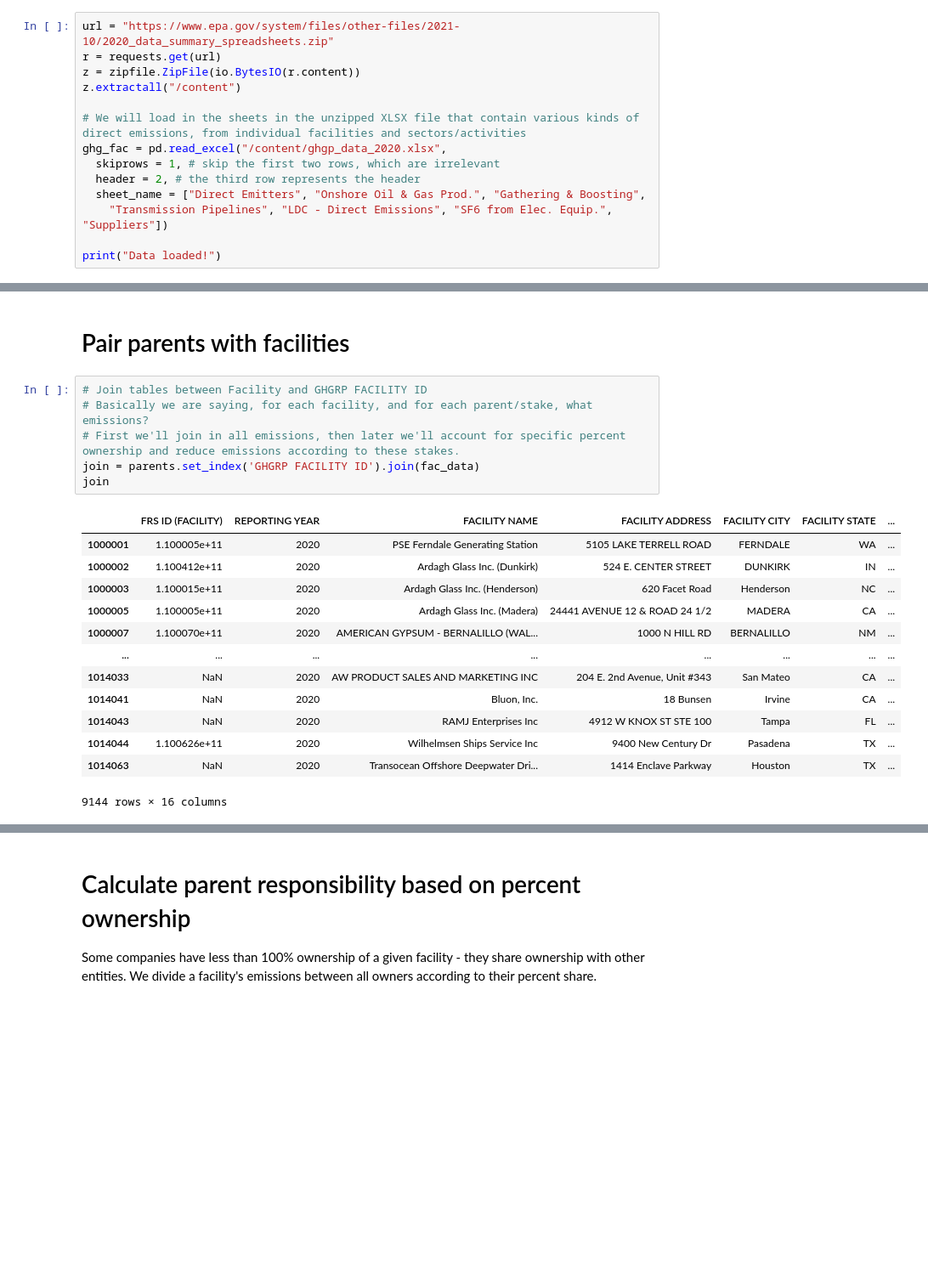
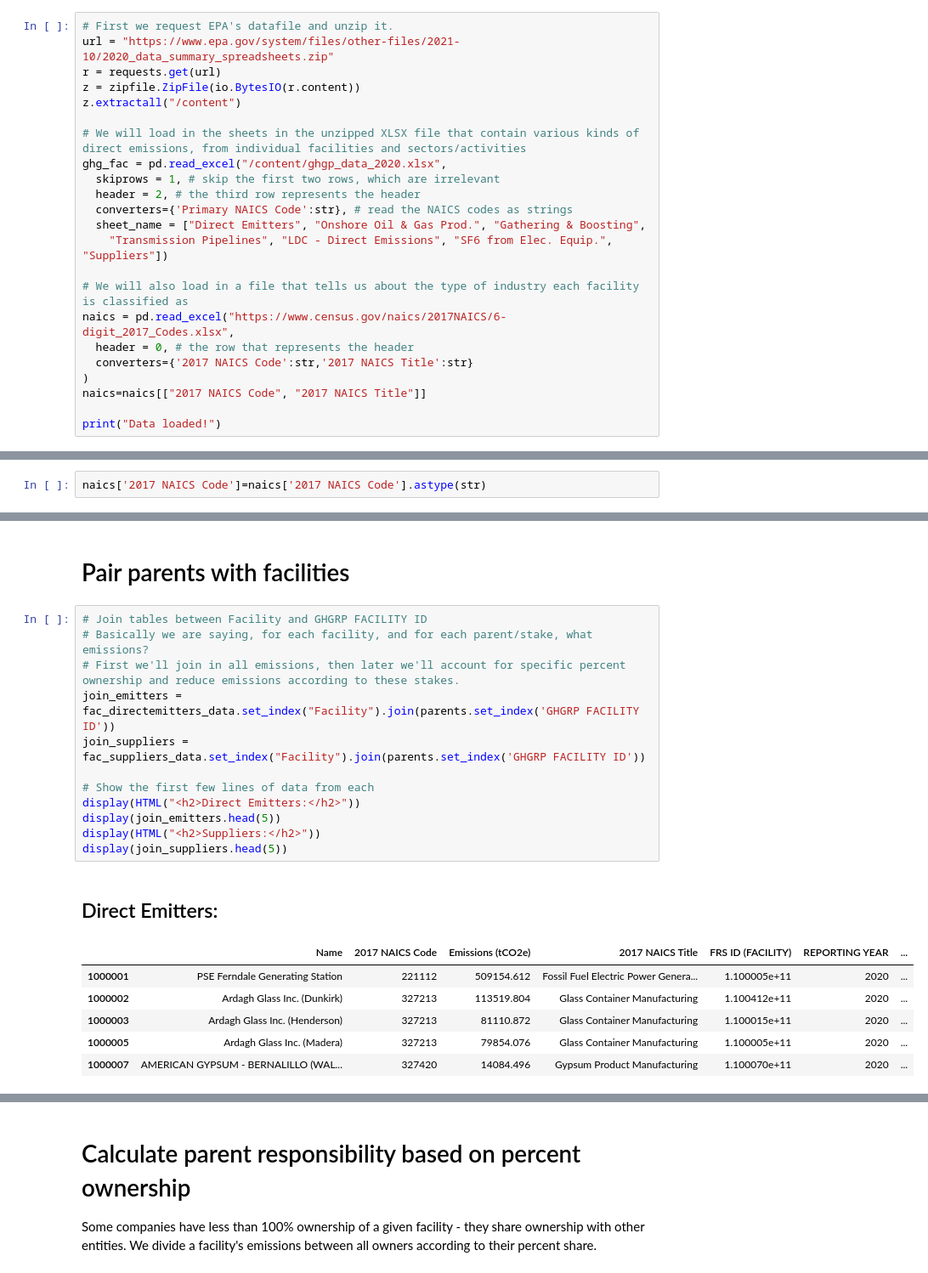
Before and after one commit to edgi-govdata-archiving/ECHO-GHG, a Jupyter notebook: ECHO_GHG.ipynb, the cells around one changed output, grey strips where cells are left out. Shown at 85% size. Saved outputs shown, nothing was run; the diff lists cells and outputs as text; blank space fills up the shorter version.

Commit message:
separate emitters and suppliers in notebook

```diff
--- a/ECHO_GHG.ipynb
+++ b/ECHO_GHG.ipynb
@@ -70,6 +70,7 @@ Done!
 
 We will "download" EPA's emissions data into our notebook here.
 # %%
+# First we request EPA's datafile and unzip it.
 url = "https://www.epa.gov/system/files/other-files/2021-10/2020_data_summary_spreadsheets.zip"
 r = requests.get(url)
 z = zipfile.ZipFile(io.BytesIO(r.content))
@@ -79,12 +80,22 @@ z.extractall("/content")
 ghg_fac = pd.read_excel("/content/ghgp_data_2020.xlsx",
   skiprows = 1, # skip the first two rows, which are irrelevant
   header = 2, # the third row represents the header
+  converters={'Primary NAICS Code':str}, # read the NAICS codes as strings
   sheet_name = ["Direct Emitters", "Onshore Oil & Gas Prod.", "Gathering & Boosting",
     "Transmission Pipelines", "LDC - Direct Emissions", "SF6 from Elec. Equip.", "Suppliers"])
 
+# We will also load in a file that tells us about the type of industry each facility is classified as
+naics = pd.read_excel("https://www.census.gov/naics/2017NAICS/6-digit_2017_Codes.xlsx",
+  header = 0, # the row that represents the header
+  converters={'2017 NAICS Code':str,'2017 NAICS Title':str}
+)
+naics=naics[["2017 NAICS Code", "2017 NAICS Title"]]
+
 print("Data loaded!")
 # %% [output]
 Data loaded!
+# %%
+naics['2017 NAICS Code']=naics['2017 NAICS Code'].astype(str)
 # %% [markdown]
 ## Summarize emissions data by facility
 
@@ -186,20 +218,20 @@ parents
 # %%
 # Join tables between Facility and GHGRP FACILITY ID
 # Basically we are saying, for each facility, and for each parent/stake, what emissions?
 # First we'll join in all emissions, then later we'll account for specific percent ownership and reduce emissions according to these stakes.
-join = parents.set_index('GHGRP FACILITY ID').join(fac_data)
-join
+join_emitters = fac_directemitters_data.set_index("Facility").join(parents.set_index('GHGRP FACILITY ID'))
+join_suppliers = fac_suppliers_data.set_index("Facility").join(parents.set_index('GHGRP FACILITY ID'))
+
+# Show the first few lines of data from each
+display(HTML("<h2>Direct Emitters:</h2>"))
+display(join_emitters.head(5))
+display(HTML("<h2>Suppliers:</h2>"))
+display(join_suppliers.head(5))
 # %% [output]
+Direct Emitters:
-|  | FRS ID (FACILITY) | REPORTING YEAR | FACILITY NAME | FACILITY ADDRESS | FACILITY CITY | FACILITY STATE | ... |
-| 1000001 | 1.100005e+11 | 2020 | PSE Ferndale Generating Station | 5105 LAKE TERRELL ROAD | FERNDALE | WA | ... |
-| 1000002 | 1.100412e+11 | 2020 | Ardagh Glass Inc. (Dunkirk) | 524 E. CENTER STREET | DUNKIRK | IN | ... |
-| 1000003 | 1.100015e+11 | 2020 | Ardagh Glass Inc. (Henderson) | 620 Facet Road | Henderson | NC | ... |
-| 1000005 | 1.100005e+11 | 2020 | Ardagh Glass Inc. (Madera) | 24441 AVENUE 12 & ROAD 24 1/2 | MADERA | CA | ... |
-| 1000007 | 1.100070e+11 | 2020 | AMERICAN GYPSUM - BERNALILLO (WAL... | 1000 N HILL RD | BERNALILLO | NM | ... |
-| ... | ... | ... | ... | ... | ... | ... | ... |
-| 1014033 | NaN | 2020 | AW PRODUCT SALES AND MARKETING INC | 204 E. 2nd Avenue, Unit #343 | San Mateo | CA | ... |
-| 1014041 | NaN | 2020 | Bluon, Inc. | 18 Bunsen | Irvine | CA | ... |
-| 1014043 | NaN | 2020 | RAMJ Enterprises Inc | 4912 W KNOX ST STE 100 | Tampa | FL | ... |
-| 1014044 | 1.100626e+11 | 2020 | Wilhelmsen Ships Service Inc | 9400 New Century Dr | Pasadena | TX | ... |
-| 1014063 | NaN | 2020 | Transocean Offshore Deepwater Dri... | 1414 Enclave Parkway | Houston | TX | ... |
+|  | Name | 2017 NAICS Code | Emissions (tCO2e) | 2017 NAICS Title | FRS ID (FACILITY) | REPORTING YEAR | ... |
+| 1000001 | PSE Ferndale Generating Station | 221112 | 509154.612 | Fossil Fuel Electric Power Genera... | 1.100005e+11 | 2020 | ... |
+| 1000002 | Ardagh Glass Inc. (Dunkirk) | 327213 | 113519.804 | Glass Container Manufacturing | 1.100412e+11 | 2020 | ... |
+| 1000003 | Ardagh Glass Inc. (Henderson) | 327213 | 81110.872 | Glass Container Manufacturing | 1.100015e+11 | 2020 | ... |
+| 1000005 | Ardagh Glass Inc. (Madera) | 327213 | 79854.076 | Glass Container Manufacturing | 1.100005e+11 | 2020 | ... |
+| 1000007 | AMERICAN GYPSUM - BERNALILLO (WAL... | 327420 | 14084.496 | Gypsum Product Manufacturing | 1.100070e+11 | 2020 | ... |
-9144 rows × 16 columns
```
Also changed, not shown: parts of 37 cells of this notebook.
